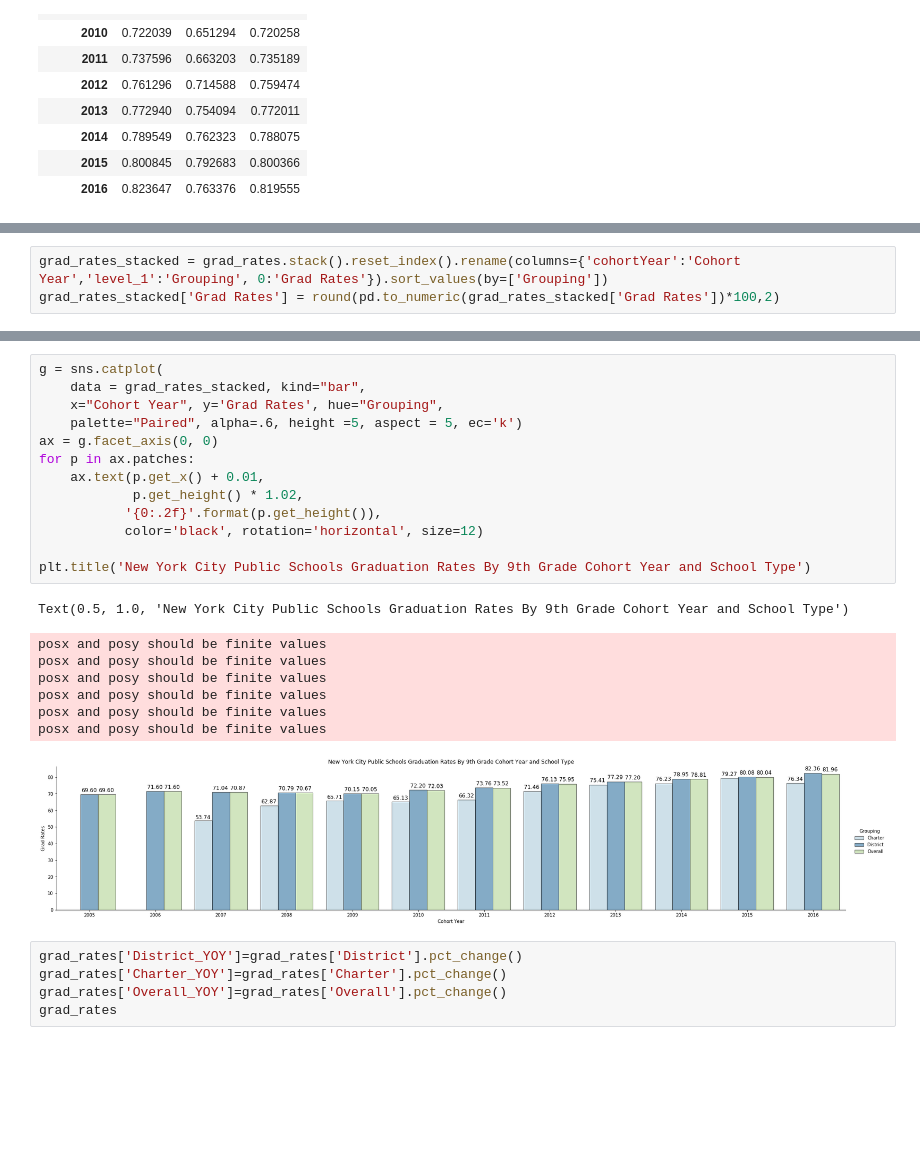
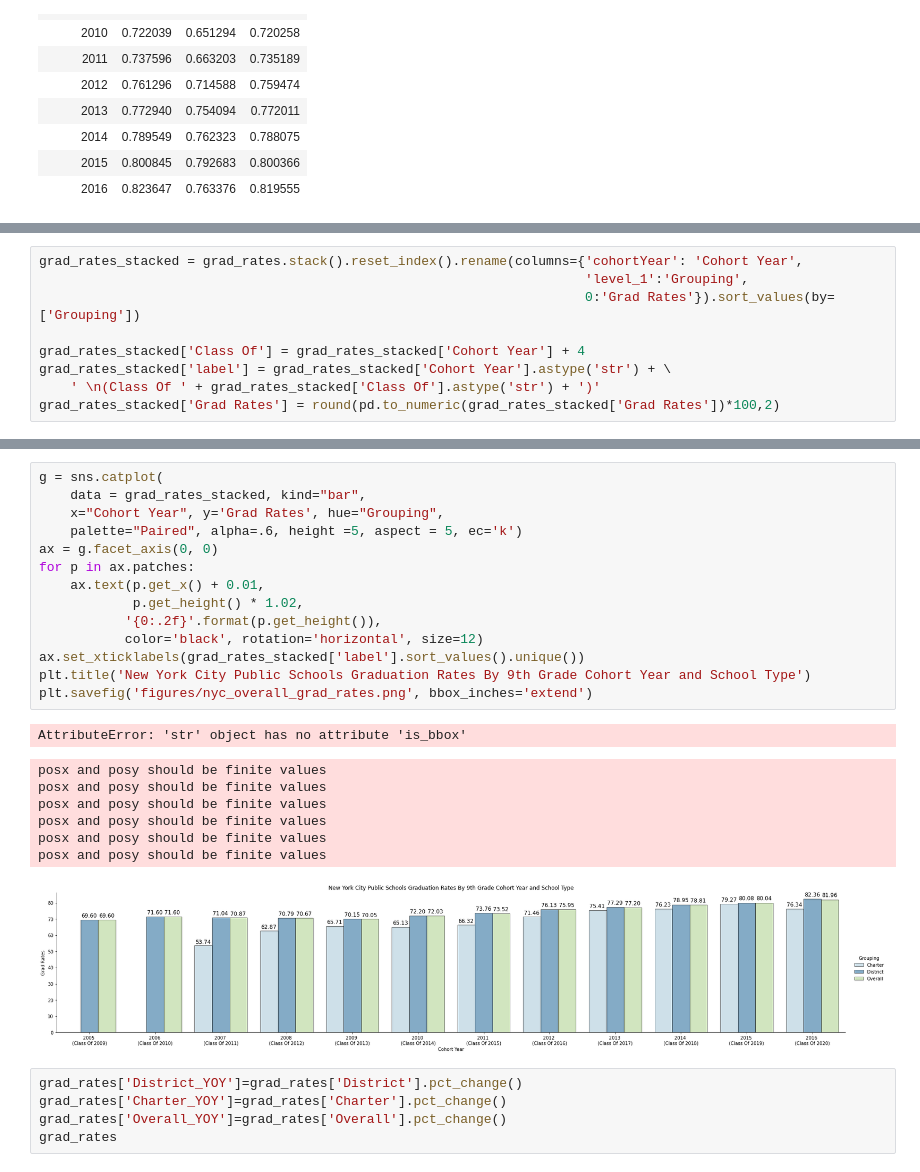
Before and after one commit to meiguan/covid19SchoolsNYC, a Jupyter notebook: eda_public_datasets.ipynb, the cells around one changed output, grey strips where cells are left out. Saved outputs shown, nothing was run; the diff lists cells and outputs as text; blank space fills up the shorter version.

```diff
--- a/eda_public_datasets.ipynb
+++ b/eda_public_datasets.ipynb
@@ -133,3 +141,9 @@ axes = grad_rates.plot.bar(rot=0, subplots=True, figsize = (10,10))
 # %%
-grad_rates_stacked = grad_rates.stack().reset_index().rename(columns={'cohortYear':'Cohort Year','level_1':'Grouping', 0:'Grad Rates'}).sort_values(by=['Grouping'])
+grad_rates_stacked = grad_rates.stack().reset_index().rename(columns={'cohortYear': 'Cohort Year',
+                                                                      'level_1':'Grouping',
+                                                                      0:'Grad Rates'}).sort_values(by=['Grouping'])
+
+grad_rates_stacked['Class Of'] = grad_rates_stacked['Cohort Year'] + 4
+grad_rates_stacked['label'] = grad_rates_stacked['Cohort Year'].astype('str') + \
+    ' \n(Class Of ' + grad_rates_stacked['Class Of'].astype('str') + ')'
 grad_rates_stacked['Grad Rates'] = round(pd.to_numeric(grad_rates_stacked['Grad Rates'])*100,2)
@@ -136,25 +159,26 @@ grad_rates_stacked['Grad Rates'] = round(pd.to_numeric(grad_rates_stacked['Grad
 # %%
 g = sns.catplot(
     data = grad_rates_stacked, kind="bar",
     x="Cohort Year", y='Grad Rates', hue="Grouping",
     palette="Paired", alpha=.6, height =5, aspect = 5, ec='k')
 ax = g.facet_axis(0, 0)
 for p in ax.patches:
     ax.text(p.get_x() + 0.01,
             p.get_height() * 1.02,
            '{0:.2f}'.format(p.get_height()),
            color='black', rotation='horizontal', size=12)
-
+ax.set_xticklabels(grad_rates_stacked['label'].sort_values().unique())
 plt.title('New York City Public Schools Graduation Rates By 9th Grade Cohort Year and School Type')
+plt.savefig('figures/nyc_overall_grad_rates.png', bbox_inches='extend')
 # %% [output]
-Text(0.5, 1.0, 'New York City Public Schools Graduation Rates By 9th Grade Cohort Year and School Type')
+AttributeError: 'str' object has no attribute 'is_bbox'
 posx and posy should be finite values
 posx and posy should be finite values
 posx and posy should be finite values
 posx and posy should be finite values
 posx and posy should be finite values
 posx and posy should be finite values
-[figure, old version]
+[figure, new version]
 # %%
 grad_rates['District_YOY']=grad_rates['District'].pct_change()
 grad_rates['Charter_YOY']=grad_rates['Charter'].pct_change()
```
Also changed, not shown: parts of 2 cells of this notebook, 2 other files.
